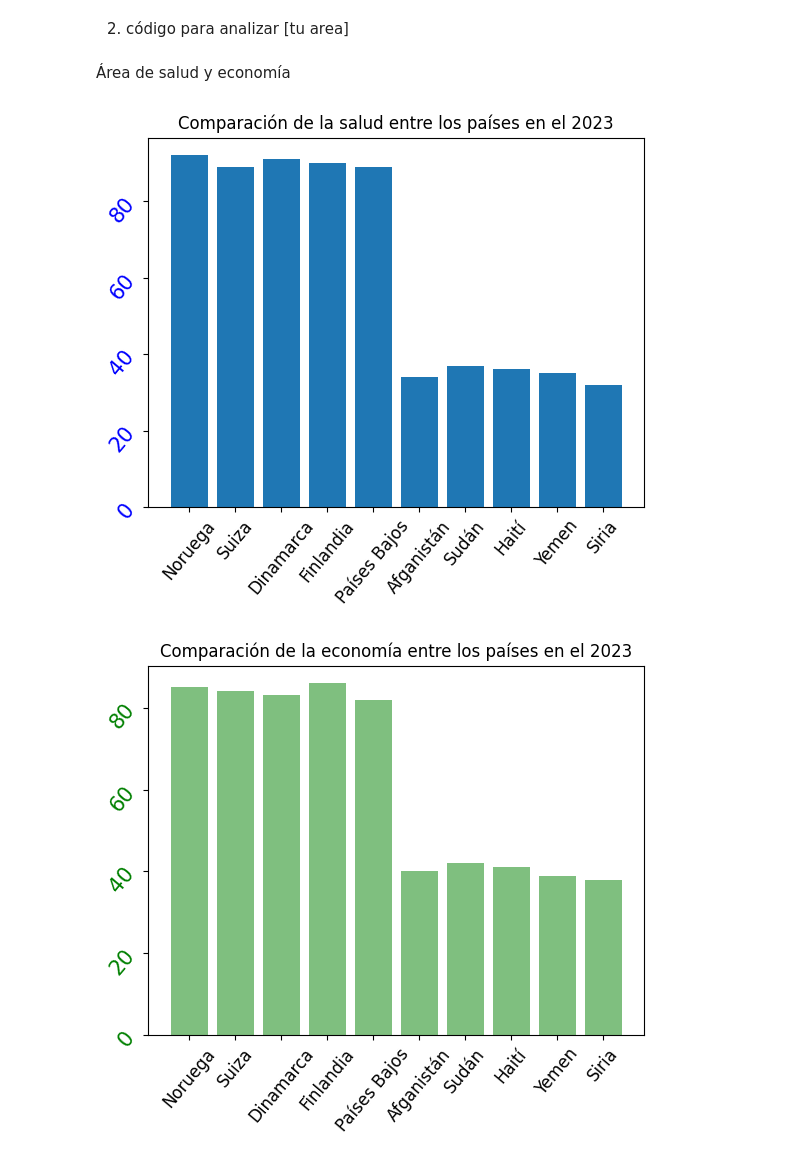
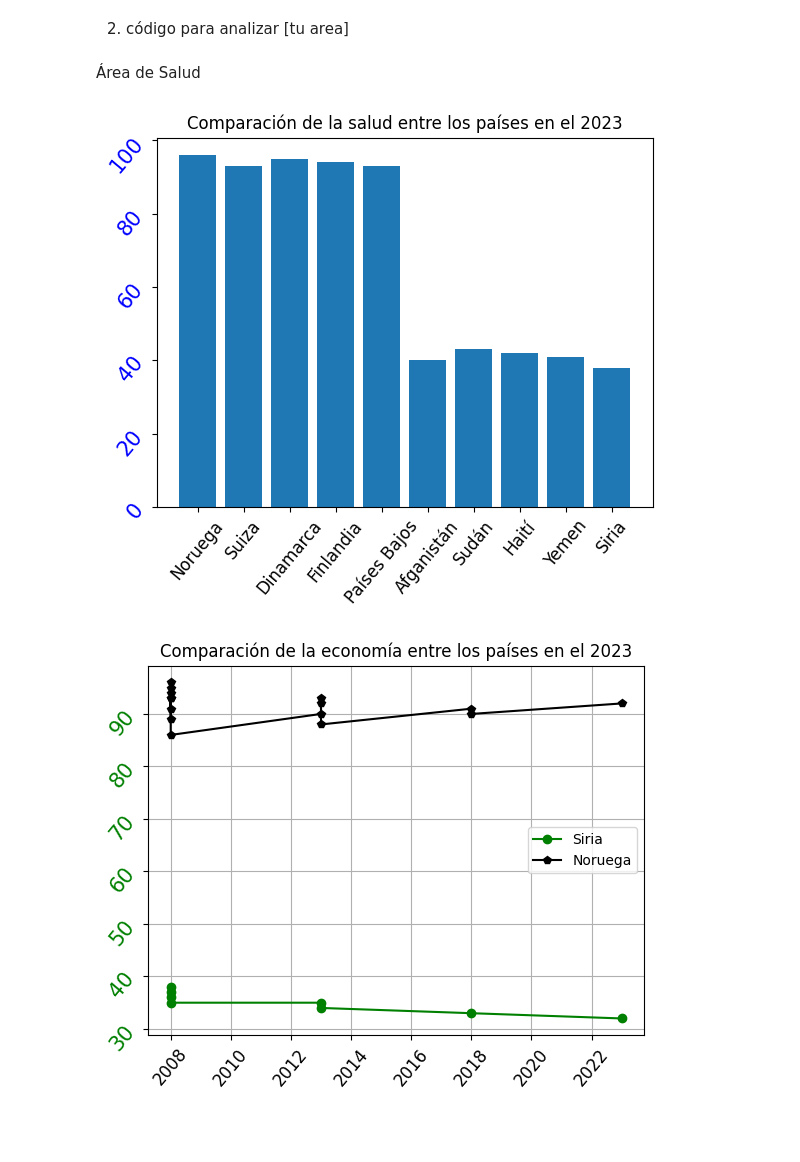
Before and after one commit to VzGabo/hallacas, a Jupyter notebook: proyecto/index.ipynb, the cells around one changed output. Drawn from its saved outputs; the diff is of its cells as text; code cells hidden in the pictures; blank space fills up the shorter version.

Commit message:
datos analizado, preparados para pasar a OOP

```diff
--- a/proyecto/index.ipynb
+++ b/proyecto/index.ipynb
@@ -26,34 +25,30 @@ class Data:
 # %% [markdown]
-Área de salud y economía
+Área de Salud
 # %%
-dataframe = Data().read_data()
-
-# class QualityLife(Data):
-
-
-#     def get_healthy_countries() -> list:
-    # Filtrando los datos de salud
-healthy_countries = dataframe[['País', 'Salud', 'Año']]
-
-countries_healthy_2023 = healthy_countries.head(10)
-
-# Filtrando los datos de economía
-economy_countries = dataframe[['País', 'Economía y Empleo', 'Año']]
-countries_economy_2023 = economy_countries.head(10)
+# Filtrando los datos de salud
+healthy_country_suiza = dataframe[['País', 'Salud', 'Año']]
 
 # Comparando los países por salud
 plt.title('Comparación de la salud entre los países en el 2023')
-plt.bar(countries_healthy_2023.País, countries_healthy_2023.Salud)
+plt.bar(healthy_country_suiza.País, healthy_country_suiza.Salud)
 plt.yticks(rotation = 50, color = 'blue', size = 15)
 plt.xticks(rotation = 50, size = 12)
 plt.show()
 
-# Comparando los países por economía
+country_suiza = dataframe[dataframe['País'] == 'Siria']
+country_noruega = dataframe[dataframe['País'] == 'Noruega']
+
 plt.title('Comparación de la economía entre los países en el 2023')
-plt.bar(countries_economy_2023['País'], countries_economy_2023['Economía y Empleo'], color = 'green', alpha = .5)
+# PAÍSES GRAFICADOS
+plt.plot(country_suiza['Año'], country_suiza['Salud'], color = 'g', label = 'Siria', marker = 'o', linestyle = '-')
+plt.plot(country_noruega['Año'], country_noruega['Salud'], color = 'black', label = 'Noruega', marker = 'p', linestyle = '-')
+
+# CONFIGURACIÓN
 plt.yticks(rotation = 50, color = 'green', size = 15)
 plt.xticks(rotation = 50, size = 12)
+plt.legend()
+plt.grid(True)
 plt.show()
 # %% [output]
-[figure, old version]
+[figure, new version]
-[figure, old version]
+[figure, new version]
```
Also changed, not shown: parts of 3 cells of this notebook.
